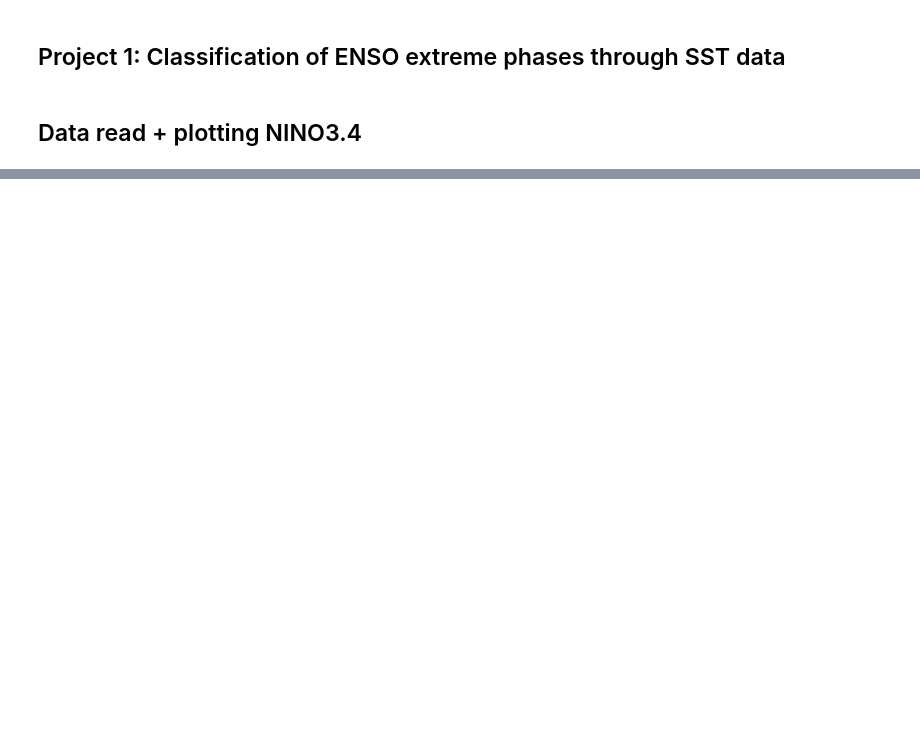
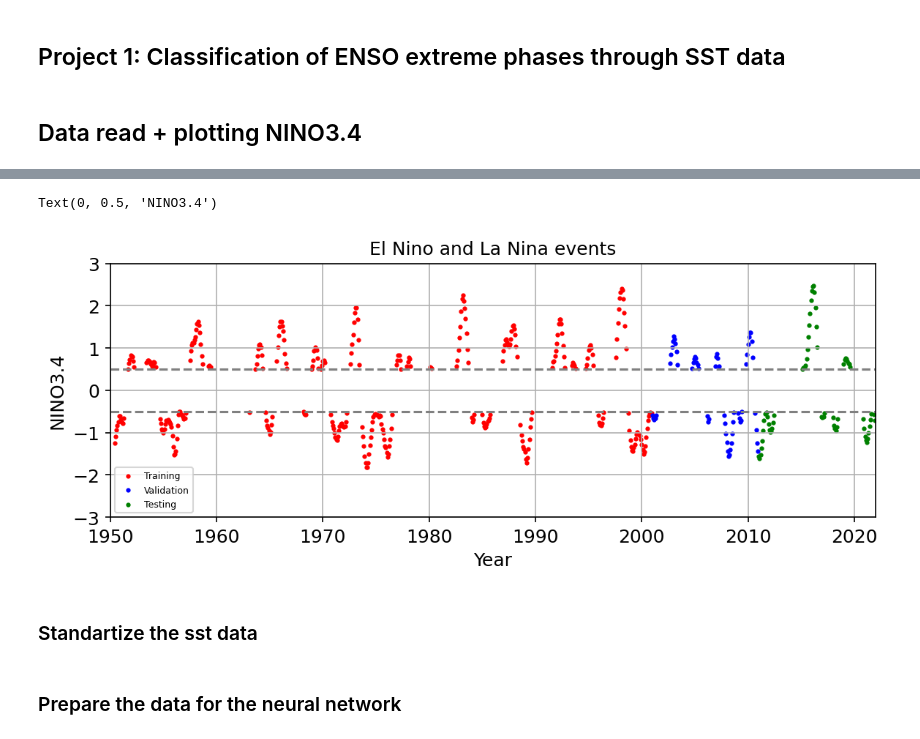
Before and after one commit to ret1-c/ATCD_2025_UU, a Jupyter notebook: Project_1_pre.ipynb, the cells around one changed output, grey strips where cells are left out. Cells and saved outputs as stored; diff of their text form; code cells hidden in the pictures; blank space fills up the shorter version.

```diff
--- a/Project_1_pre.ipynb
+++ b/Project_1_pre.ipynb
@@ -43,0 +45,4 @@ plt.show()
+# %%
+elnino_idx = np.where(nino34>0.5)
+lanina_idx = np.where(nino34< -0.5)
+events_idx = np.where((nino34> 0.5) | (nino34< -0.5))
@@ -43,0 +54,13 @@ plt.show()
+# %%
+data= sstds
+#data = data.sst.fillna(0)
+Nino34 = xr.DataArray(nino34, dims=('time'), name='nino34')
+timevec = xr.DataArray(timevec, dims=('time'), name='timevec')
+class_bin = xr.DataArray(np.full(nino34.shape, np.nan), dims=('time'), name='class')
+# Add it to the dataset
+data["timevec"] = timevec
+data["nino34"] = Nino34
+data["class"] = class_bin
+data["class"][elnino_idx] = 1
+data["class"][lanina_idx] = 0
+data= data.dropna(dim='time', subset=['class'])
@@ -43,0 +71,24 @@ plt.show()
+# %%
+training = data.sel(time=(data.time.dt.year >= 1950) & (data.time.dt.year <= 2000))
+validation = data.sel(time=(data.time.dt.year > 2000) & (data.time.dt.year <= 2010))
+testing = data.sel(time=(data.time.dt.year > 2010) & (data.time.dt.year <= 2021))
+# %%
+plt.figure(figsize=(9,3))
+#training.nino34.plot()
+plt.title('El Nino and La Nina events', fontsize =12)
+plt.scatter(training.timevec,training.nino34.values,color='red', label = 'Training', s =4)
+plt.scatter(validation.timevec,validation.nino34.values,color='blue', label = 'Validation', s =4)
+plt.scatter(testing.timevec,testing.nino34,color='green', label = 'Testing', s =4)
+plt.hlines(0.5,1950,2022,linestyle='dashed',color='grey')
+plt.hlines(-0.5,1950,2022,linestyle='dashed',color='grey')
+plt.xlim(1950,2022)
+plt.legend(loc = 'lower left', fontsize =6)
+plt.ylim(-3,3)
+plt.grid()
+plt.xlabel("Year")
+plt.ylabel("NINO3.4")
+# %% [output]
+Text(0, 0.5, 'NINO3.4')
+[figure, added]
+# %% [markdown]
+### Standartize the sst data
@@ -43,0 +108,2 @@ plt.show()
+# %% [markdown]
+### Prepare the data for the neural network
```
Also changed, not shown: parts of 29 cells of this notebook.
